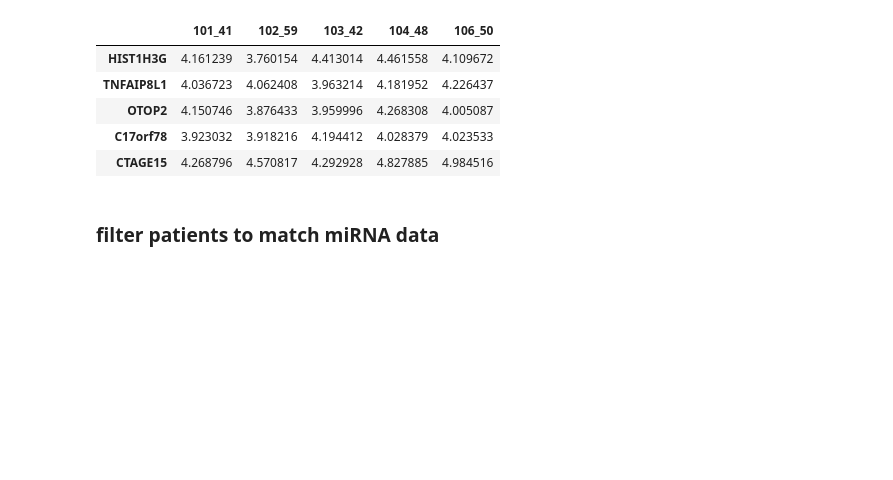
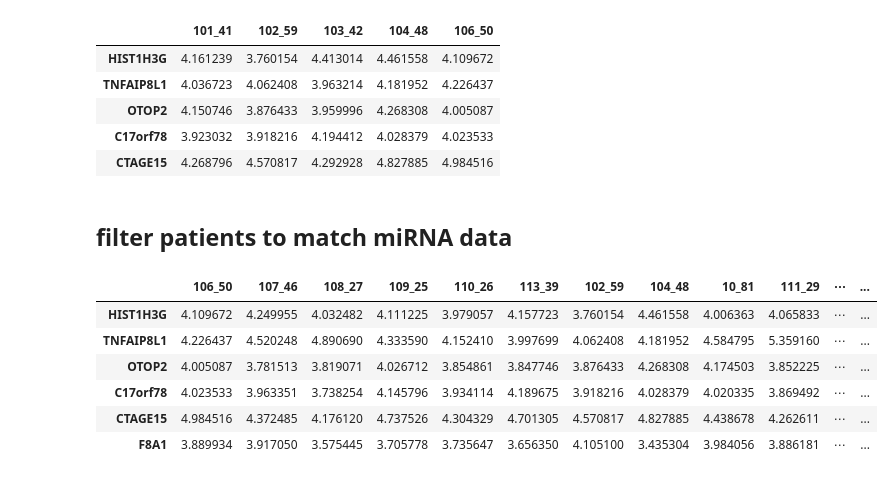
Before and after one commit to GuillaumeNoell/Bioinformatics---miRNA-sequencing-analysis, a Jupyter notebook: process_mRNA_arrays.ipynb, the cells around one changed output. Cells and saved outputs as stored; diff of their text form; code cells hidden in the pictures; blank space fills up the shorter version.

```diff
--- a/process_mRNA_arrays.ipynb
+++ b/process_mRNA_arrays.ipynb
@@ -209,4 +209,19 @@ Joining, by = "probe_set_id"
 | C17orf78 | 3.923032 | 3.918216 | 4.194412 | 4.028379 | 4.023533 |
 | CTAGE15 | 4.268796 | 4.570817 | 4.292928 | 4.827885 | 4.984516 |
 # %% [markdown]
-### filter patients to match miRNA data
+## filter patients to match miRNA data
+# %%
+# reorder data_rma_f to match data_rma_f
+micro_pheno = read.csv(str_c(working_dir,'microRNA_RankProd_pheno_groups.csv')) %>%
+mutate(ID = str_c(pat,DLCO,sep='_')) %>% filter(ID %in% colnames(data_rma_f))
+m_data = data_rma_f[,micro_pheno$ID]
+
+m_data %>% head
+# %% [output]
+|  | 106_50 | 107_46 | 108_27 | 109_25 | 110_26 | 113_39 | 102_59 | 104_48 | 10_81 | 111_29 | ⋯ | ... |
+| HIST1H3G | 4.109672 | 4.249955 | 4.032482 | 4.111225 | 3.979057 | 4.157723 | 3.760154 | 4.461558 | 4.006363 | 4.065833 | ⋯ | ... |
+| TNFAIP8L1 | 4.226437 | 4.520248 | 4.890690 | 4.333590 | 4.152410 | 3.997699 | 4.062408 | 4.181952 | 4.584795 | 5.359160 | ⋯ | ... |
+| OTOP2 | 4.005087 | 3.781513 | 3.819071 | 4.026712 | 3.854861 | 3.847746 | 3.876433 | 4.268308 | 4.174503 | 3.852225 | ⋯ | ... |
+| C17orf78 | 4.023533 | 3.963351 | 3.738254 | 4.145796 | 3.934114 | 4.189675 | 3.918216 | 4.028379 | 4.020335 | 3.869492 | ⋯ | ... |
+| CTAGE15 | 4.984516 | 4.372485 | 4.176120 | 4.737526 | 4.304329 | 4.701305 | 4.570817 | 4.827885 | 4.438678 | 4.262611 | ⋯ | ... |
+| F8A1 | 3.889934 | 3.917050 | 3.575445 | 3.705778 | 3.735647 | 3.656350 | 4.105100 | 3.435304 | 3.984056 | 3.886181 | ⋯ | ... |
```
Also changed, not shown: parts of 11 cells of this notebook, 1 other file.
